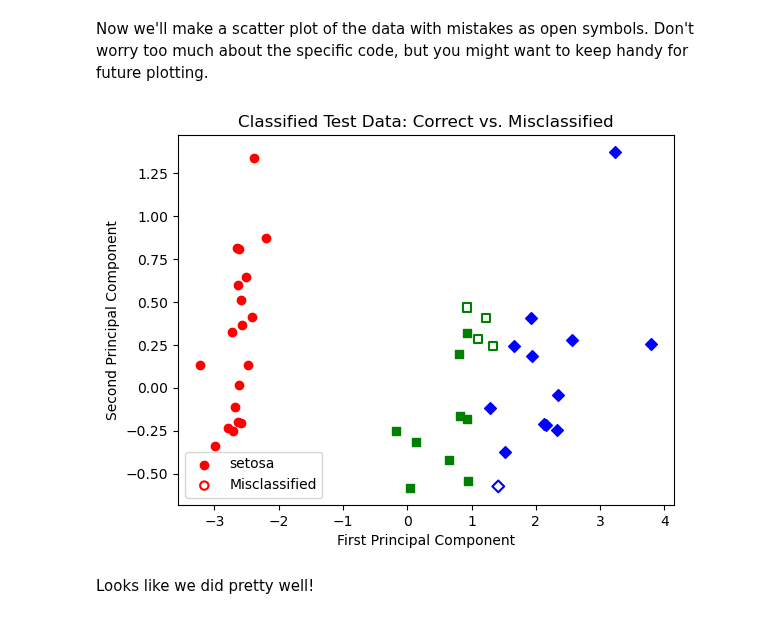
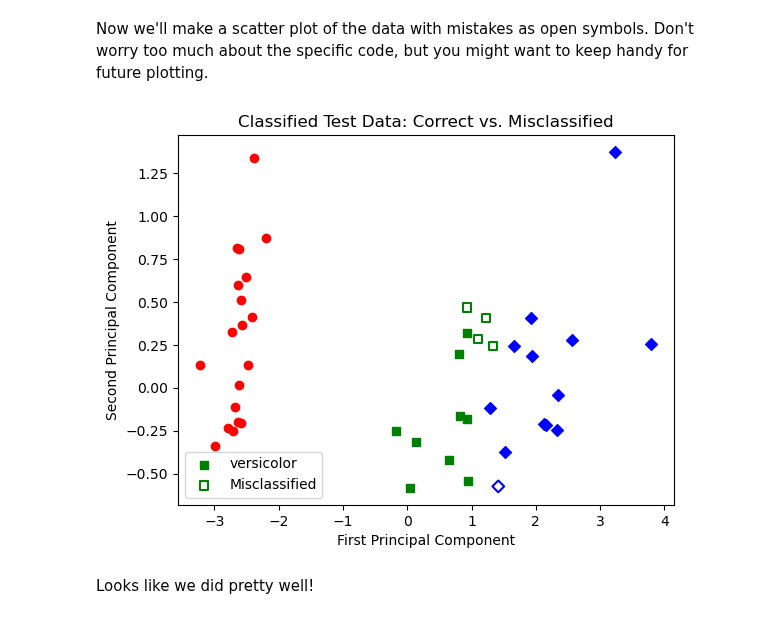
Before and after one commit to psychdatascience/FDS-CourseTwo, a Jupyter notebook: tu20_MachineLearningII_S.ipynb, the cells around one changed output. Cells and saved outputs as stored; diff of their text form; code cells hidden in the pictures.

```diff
--- a/tu20_MachineLearningII_S.ipynb
+++ b/tu20_MachineLearningII_S.ipynb
@@ -338,32 +338,32 @@ Now we'll make a scatter plot of the data with mistakes as open symbols. Don't w
 # %%
 # Scatter plot of the classified test data with mistakes as open symbols
 colors = ['red', 'green', 'blue']
 species = iris.target_names
 markers = ['o', 's', 'D']  # Different marker shapes for each class
 labels = ['Correct', 'Misclassified']
 
 # Plot the correctly classified points as filled symbols
 for i, color, target_name, marker in zip(range(3), colors, species, markers):
     plt.scatter(X_test[(y_test == y_pred) & (y_test == i), 0],
                 X_test[(y_test == y_pred) & (y_test == i), 1],
                 color=color, marker=marker,
-                label=target_name if i == 0 else None)
+                label=target_name if i == 1 else None)
 
 # Plot the misclassified points as open symbols
 for i, color, marker in zip(range(3), colors, markers):
     plt.scatter(X_test[(y_test != y_pred) & (y_test == i), 0],
                 X_test[(y_test != y_pred) & (y_test == i), 1],
                 color=color, marker=marker, facecolors='none',
                 linewidths=1.5, edgecolors=color,
-                label=labels[1] if i == 0 else None)
+                label=labels[1] if i == 1 else None)
 
 plt.xlabel("First Principal Component")
 plt.ylabel("Second Principal Component")
 plt.legend(loc="best")
 plt.title("Classified Test Data: Correct vs. Misclassified")
 plt.show()
 # %% [output]
-[figure, old version]
+[figure, new version]
 # %% [markdown]
 Looks like we did pretty well!
 # %% [markdown]
```
Also changed, not shown: 2 other files.
